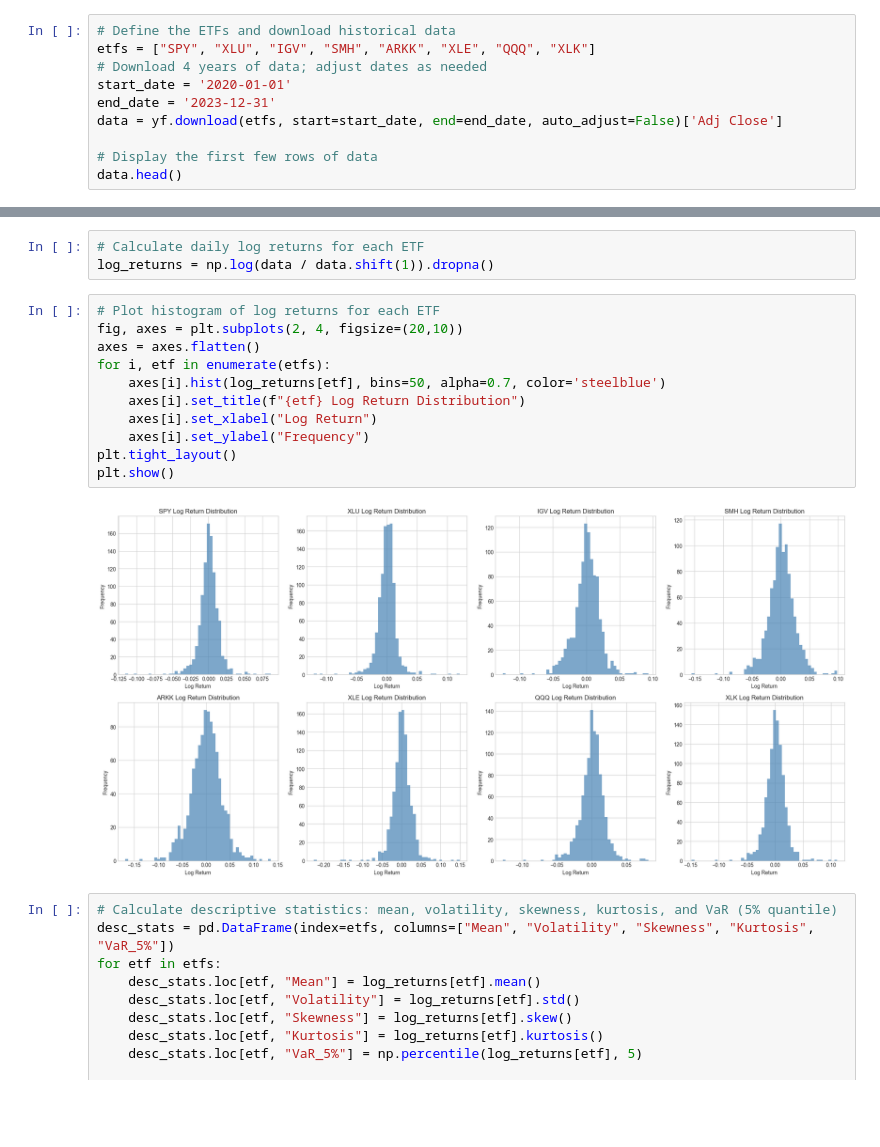
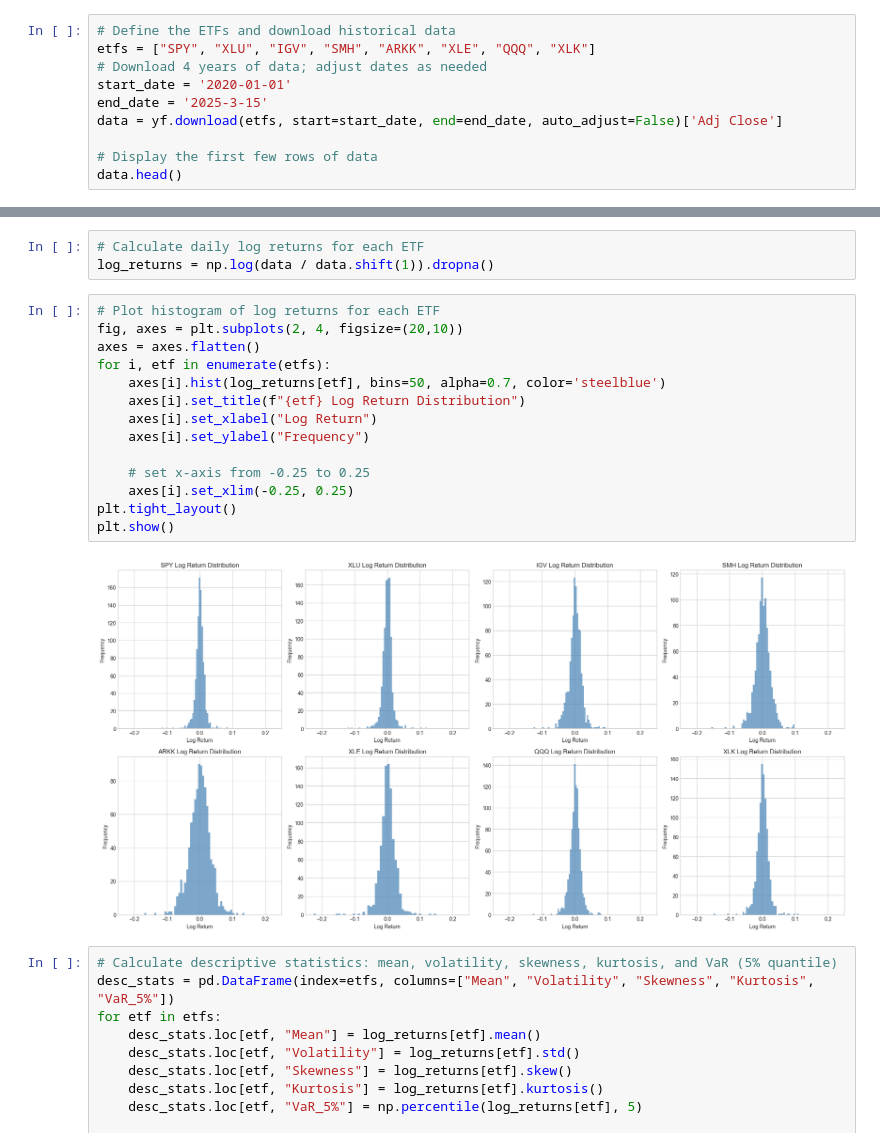
Before and after one commit to Pulkith/etf-equity-analysis, a Jupyter notebook: _3_multi_angle_analysis.ipynb, the cells around one changed output, grey strips where cells are left out. Saved outputs shown, nothing was run; the diff lists cells and outputs as text; blank space fills up the shorter version.

```diff
--- a/_3_multi_angle_analysis.ipynb
+++ b/_3_multi_angle_analysis.ipynb
@@ -26,7 +24,7 @@ plt.style.use('seaborn-v0_8-whitegrid')
 etfs = ["SPY", "XLU", "IGV", "SMH", "ARKK", "XLE", "QQQ", "XLK"]
 # Download 4 years of data; adjust dates as needed
 start_date = '2020-01-01'
-end_date = '2023-12-31'
+end_date = '2025-3-15'
 data = yf.download(etfs, start=start_date, end=end_date, auto_adjust=False)['Adj Close']
 
 # Display the first few rows of data
@@ -58,16 +56,19 @@ log_returns = np.log(data / data.shift(1)).dropna()
 # %%
 # Plot histogram of log returns for each ETF
 fig, axes = plt.subplots(2, 4, figsize=(20,10))
 axes = axes.flatten()
 for i, etf in enumerate(etfs):
     axes[i].hist(log_returns[etf], bins=50, alpha=0.7, color='steelblue')
     axes[i].set_title(f"{etf} Log Return Distribution")
     axes[i].set_xlabel("Log Return")
     axes[i].set_ylabel("Frequency")
+
+    # set x-axis from -0.25 to 0.25
+    axes[i].set_xlim(-0.25, 0.25)
 plt.tight_layout()
 plt.show()
 # %% [output]
-[figure, old version]
+[figure, new version]
 # %%
 # Calculate descriptive statistics: mean, volatility, skewness, kurtosis, and VaR (5% quantile)
 desc_stats = pd.DataFrame(index=etfs, columns=["Mean", "Volatility", "Skewness", "Kurtosis", "VaR_5%"])
```
Also changed, not shown: parts of 5 cells of this notebook, 4 other files.
